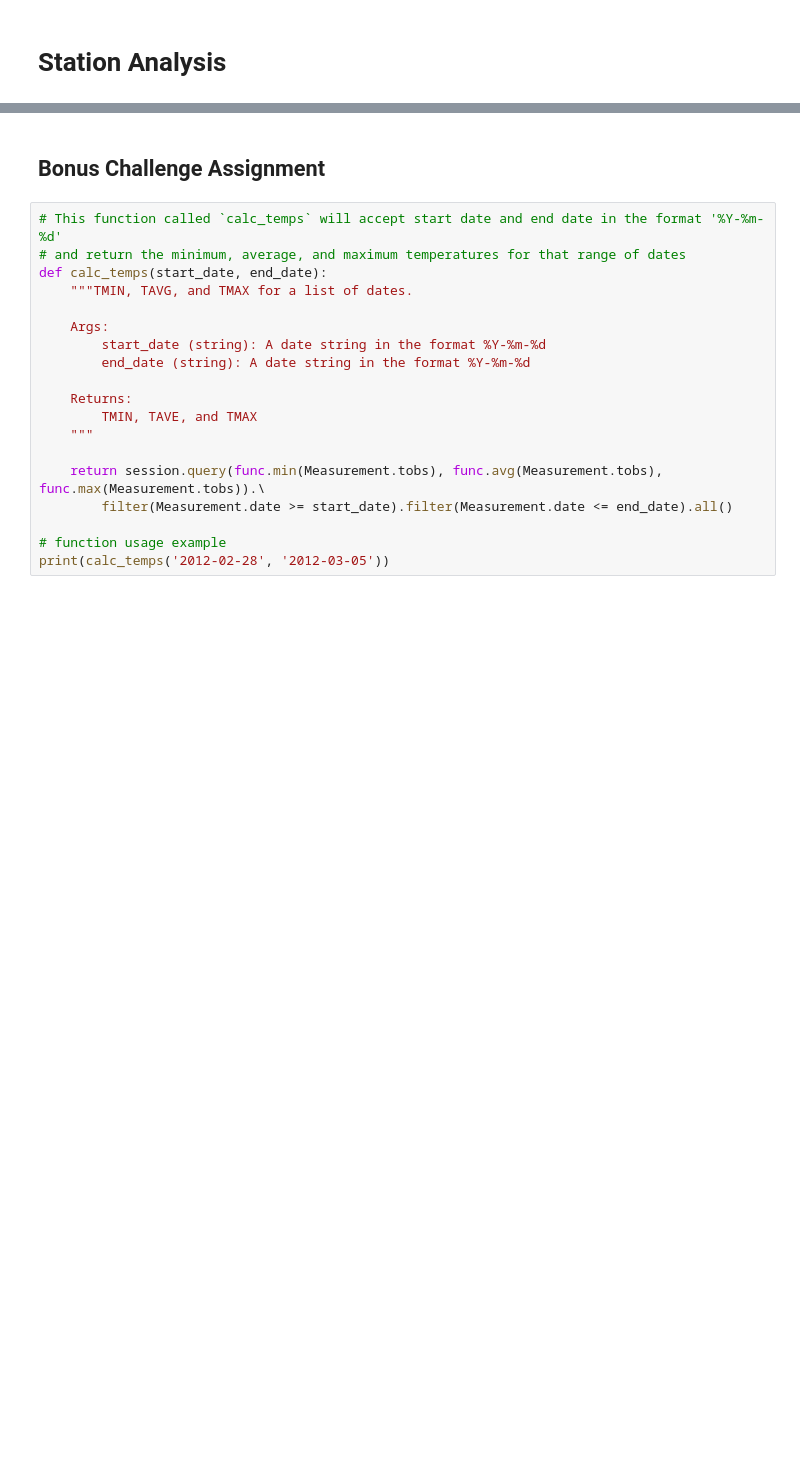
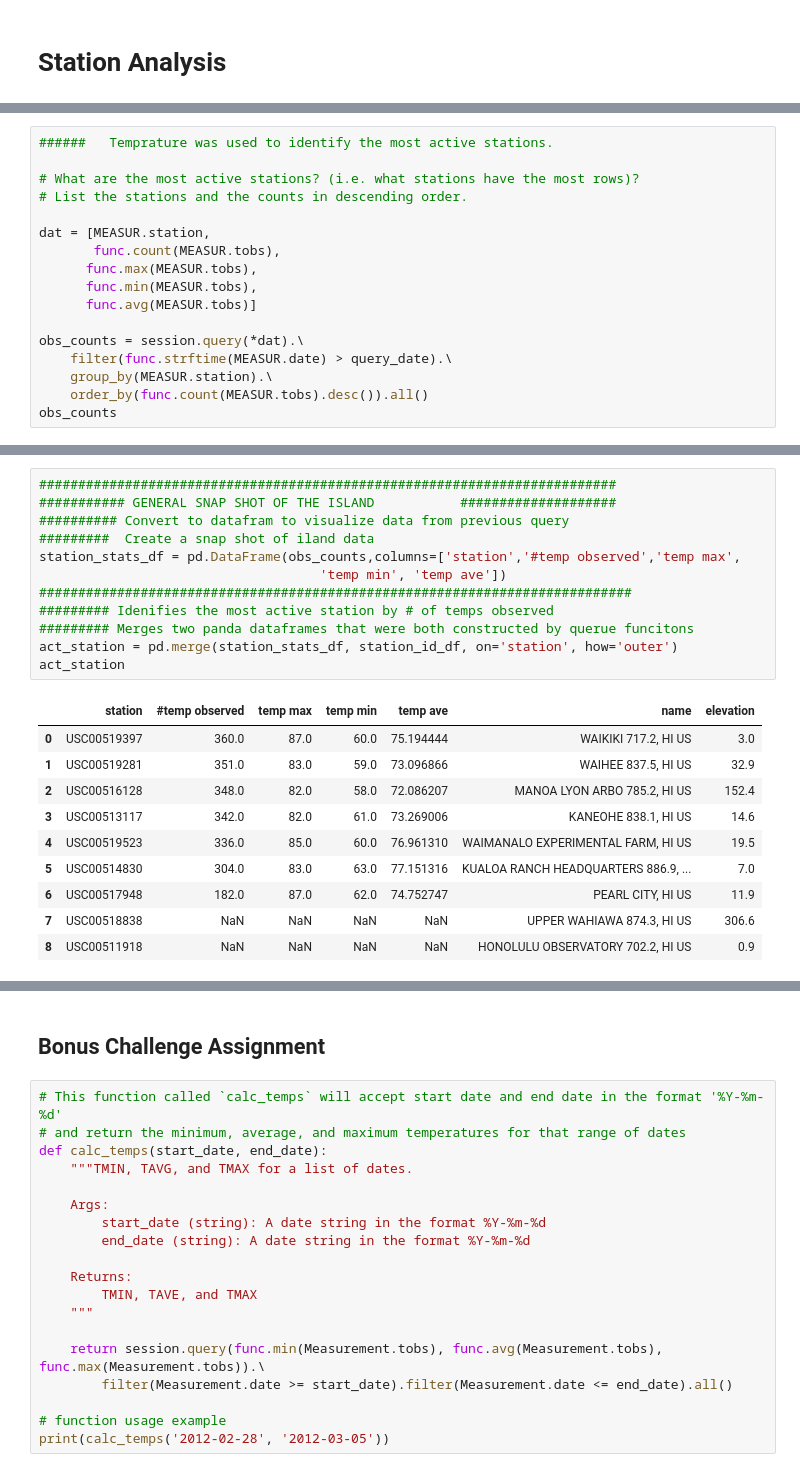
Before and after one commit to PHoogestraat/sqlalchemy-challenge_PH2020, a Jupyter notebook: Climate_1.ipynb, the cells around one changed output, grey strips where cells are left out. Saved outputs shown, nothing was run; the diff lists cells and outputs as text; blank space fills up the shorter version.

```diff
--- a/Climate_1.ipynb
+++ b/Climate_1.ipynb
@@ -300,0 +372,17 @@ may_averages
+# %%
+######   Temprature was used to identify the most active stations.
+
+# What are the most active stations? (i.e. what stations have the most rows)?
+# List the stations and the counts in descending order.
+
+dat = [MEASUR.station,
+       func.count(MEASUR.tobs),
+      func.max(MEASUR.tobs),
+      func.min(MEASUR.tobs),
+      func.avg(MEASUR.tobs)]
+
+obs_counts = session.query(*dat).\
+    filter(func.strftime(MEASUR.date) > query_date).\
+    group_by(MEASUR.station).\
+    order_by(func.count(MEASUR.tobs).desc()).all()
+obs_counts
@@ -303,0 +415,23 @@ may_averages
+# %%
+##########################################################################
+########### GENERAL SNAP SHOT OF THE ISLAND           ####################
+########## Convert to datafram to visualize data from previous query
+#########  Create a snap shot of iland data
+station_stats_df = pd.DataFrame(obs_counts,columns=['station','#temp observed','temp max',
+                                    'temp min', 'temp ave'])
+############################################################################
+######### Idenifies the most active station by # of temps observed
+######### Merges two panda dataframes that were both constructed by querue funcitons
+act_station = pd.merge(station_stats_df, station_id_df, on='station', how='outer')
+act_station
+# %% [output]
+|  | station | #temp observed | temp max | temp min | temp ave | name | elevation |
+| 0 | USC00519397 | 360.0 | 87.0 | 60.0 | 75.194444 | WAIKIKI 717.2, HI US | 3.0 |
+| 1 | USC00519281 | 351.0 | 83.0 | 59.0 | 73.096866 | WAIHEE 837.5, HI US | 32.9 |
+| 2 | USC00516128 | 348.0 | 82.0 | 58.0 | 72.086207 | MANOA LYON ARBO 785.2, HI US | 152.4 |
+| 3 | USC00513117 | 342.0 | 82.0 | 61.0 | 73.269006 | KANEOHE 838.1, HI US | 14.6 |
+| 4 | USC00519523 | 336.0 | 85.0 | 60.0 | 76.961310 | WAIMANALO EXPERIMENTAL FARM, HI US | 19.5 |
+| 5 | USC00514830 | 304.0 | 83.0 | 63.0 | 77.151316 | KUALOA RANCH HEADQUARTERS 886.9, ... | 7.0 |
+| 6 | USC00517948 | 182.0 | 87.0 | 62.0 | 74.752747 | PEARL CITY, HI US | 11.9 |
+| 7 | USC00518838 | NaN | NaN | NaN | NaN | UPPER WAHIAWA 874.3, HI US | 306.6 |
+| 8 | USC00511918 | NaN | NaN | NaN | NaN | HONOLULU OBSERVATORY 702.2, HI US | 0.9 |
```
Also changed, not shown: parts of 30 cells of this notebook.
